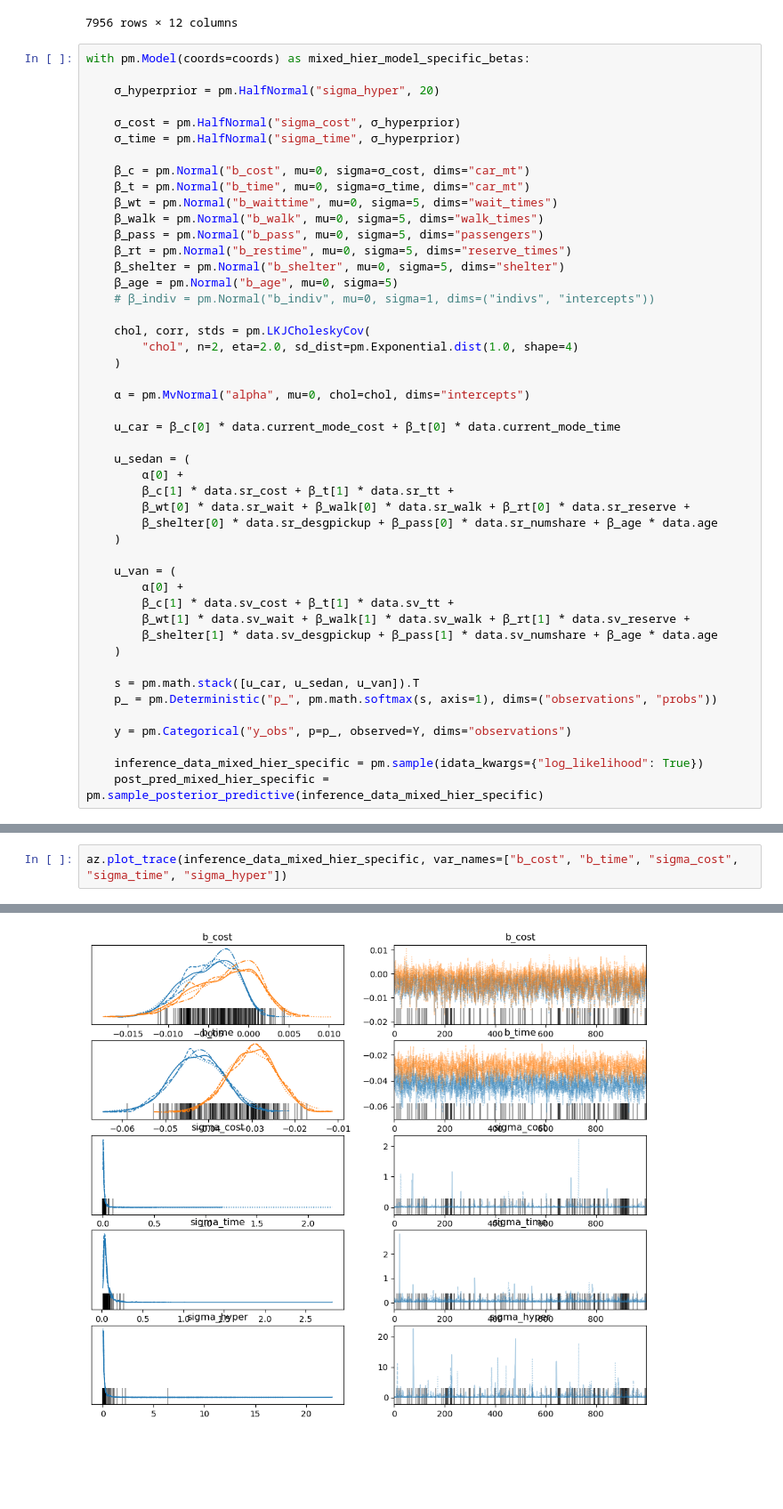
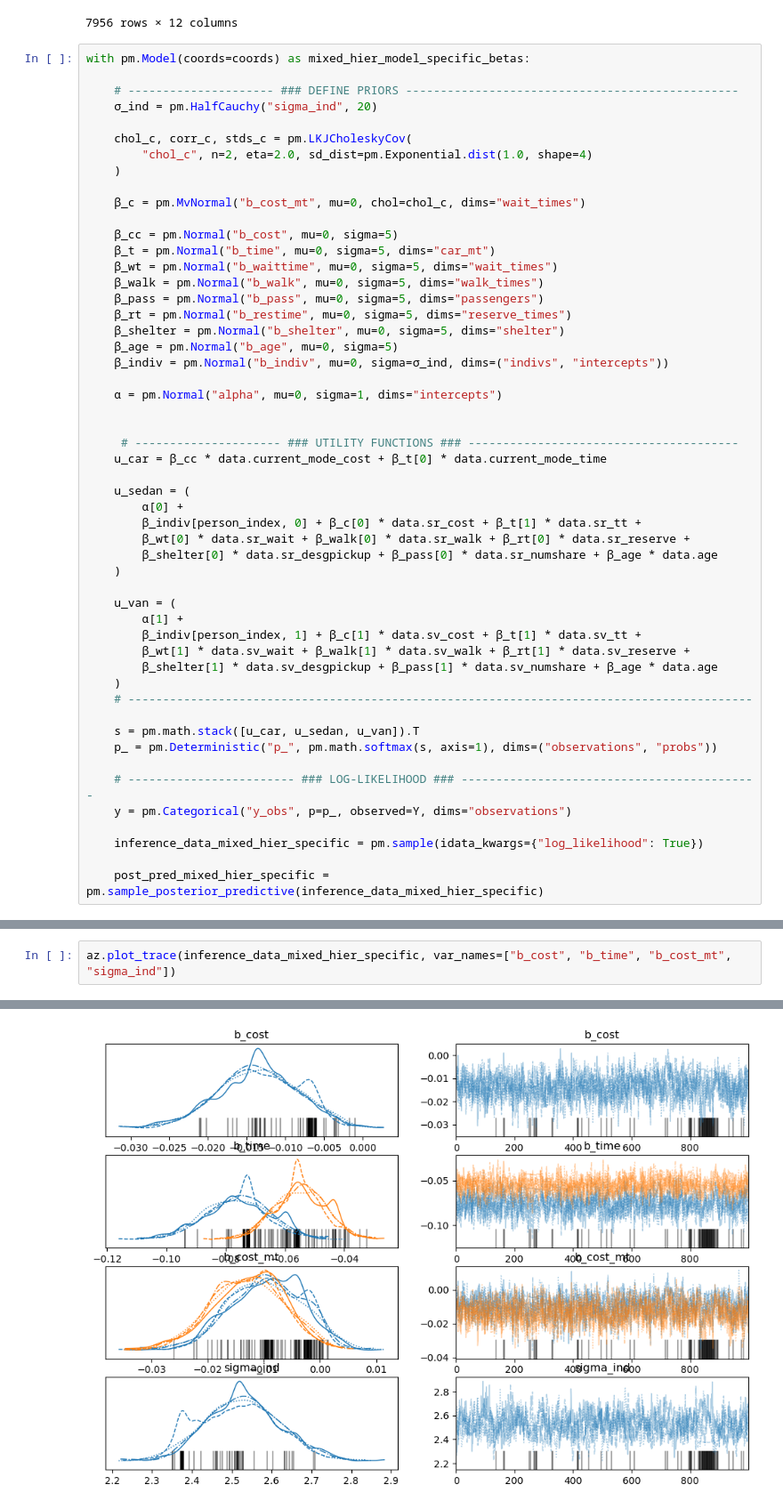
Before and after one commit to s-aeschliman/bayes_dcm, a Jupyter notebook: test_mcmc.ipynb, the cells around one changed output, grey strips where cells are left out. Shown: that part at 89% size. Drawn from its saved outputs; the diff is of its cells as text; blank space fills up the shorter version.

```diff
--- a/test_mcmc.ipynb
+++ b/test_mcmc.ipynb
@@ -277,49 +277,54 @@ data.filter(regex="sr_")
 # %%
 with pm.Model(coords=coords) as mixed_hier_model_specific_betas:
 
-    σ_hyperprior = pm.HalfNormal("sigma_hyper", 20)
+    # --------------------- ### DEFINE PRIORS ------------------------------------------------
+    σ_ind = pm.HalfCauchy("sigma_ind", 20)
 
-    σ_cost = pm.HalfNormal("sigma_cost", σ_hyperprior)
-    σ_time = pm.HalfNormal("sigma_time", σ_hyperprior)
+    chol_c, corr_c, stds_c = pm.LKJCholeskyCov(
+        "chol_c", n=2, eta=2.0, sd_dist=pm.Exponential.dist(1.0, shape=4)
+    )
 
-    β_c = pm.Normal("b_cost", mu=0, sigma=σ_cost, dims="car_mt")
-    β_t = pm.Normal("b_time", mu=0, sigma=σ_time, dims="car_mt")
+    β_c = pm.MvNormal("b_cost_mt", mu=0, chol=chol_c, dims="wait_times")
+
+    β_cc = pm.Normal("b_cost", mu=0, sigma=5)
+    β_t = pm.Normal("b_time", mu=0, sigma=5, dims="car_mt")
     β_wt = pm.Normal("b_waittime", mu=0, sigma=5, dims="wait_times")
     β_walk = pm.Normal("b_walk", mu=0, sigma=5, dims="walk_times")
     β_pass = pm.Normal("b_pass", mu=0, sigma=5, dims="passengers")
     β_rt = pm.Normal("b_restime", mu=0, sigma=5, dims="reserve_times")
     β_shelter = pm.Normal("b_shelter", mu=0, sigma=5, dims="shelter")
     β_age = pm.Normal("b_age", mu=0, sigma=5)
-    # β_indiv = pm.Normal("b_indiv", mu=0, sigma=1, dims=("indivs", "intercepts"))
+    β_indiv = pm.Normal("b_indiv", mu=0, sigma=σ_ind, dims=("indivs", "intercepts"))
 
-    chol, corr, stds = pm.LKJCholeskyCov(
-        "chol", n=2, eta=2.0, sd_dist=pm.Exponential.dist(1.0, shape=4)
-    )
+    α = pm.Normal("alpha", mu=0, sigma=1, dims="intercepts")
 
-    α = pm.MvNormal("alpha", mu=0, chol=chol, dims="intercepts")
 
-    u_car = β_c[0] * data.current_mode_cost + β_t[0] * data.current_mode_time
+     # --------------------- ### UTILITY FUNCTIONS ### ---------------------------------------
+    u_car = β_cc * data.current_mode_cost + β_t[0] * data.current_mode_time
 
     u_sedan = (
         α[0] +
-        β_c[1] * data.sr_cost + β_t[1] * data.sr_tt +
+        β_indiv[person_index, 0] + β_c[0] * data.sr_cost + β_t[1] * data.sr_tt +
         β_wt[0] * data.sr_wait + β_walk[0] * data.sr_walk + β_rt[0] * data.sr_reserve +
         β_shelter[0] * data.sr_desgpickup + β_pass[0] * data.sr_numshare + β_age * data.age
     )
 
     u_van = (
-        α[0] +
-        β_c[1] * data.sv_cost + β_t[1] * data.sv_tt +
+        α[1] +
+        β_indiv[person_index, 1] + β_c[1] * data.sv_cost + β_t[1] * data.sv_tt +
         β_wt[1] * data.sv_wait + β_walk[1] * data.sv_walk + β_rt[1] * data.sv_reserve +
         β_shelter[1] * data.sv_desgpickup + β_pass[1] * data.sv_numshare + β_age * data.age
     )
+    # ------------------------------------------------------------------------------------------
 
     s = pm.math.stack([u_car, u_sedan, u_van]).T
     p_ = pm.Deterministic("p_", pm.math.softmax(s, axis=1), dims=("observations", "probs"))
 
+    # ------------------------ ### LOG-LIKELIHOOD ### -------------------------------------------
     y = pm.Categorical("y_obs", p=p_, observed=Y, dims="observations")
 
     inference_data_mixed_hier_specific = pm.sample(idata_kwargs={"log_likelihood": True})
+
     post_pred_mixed_hier_specific = pm.sample_posterior_predictive(inference_data_mixed_hier_specific)
 # %% [output]
 Auto-assigning NUTS sampler...
@@ -336,7 +343,7 @@ pm.model_to_graphviz(mixed_hier_model_specific_betas)
 # %% [output]
 [drawing not drawn]
 # %%
-az.plot_trace(inference_data_mixed_hier_specific, var_names=["b_cost", "b_time", "sigma_cost", "sigma_time", "sigma_hyper"])
+az.plot_trace(inference_data_mixed_hier_specific, var_names=["b_cost", "b_time", "b_cost_mt", "sigma_ind"])
 # %% [output]
 array([[<Axes: title={'center': 'b_cost'}>,
         <Axes: title={'center': 'b_cost'}>],
@@ -351,2 +356,2 @@ array([[<Axes: title={'center': 'b_cost'}>,
-[figure, old version]
+[figure, new version]
 # %%
```
Also changed, not shown: parts of 3 cells of this notebook.
